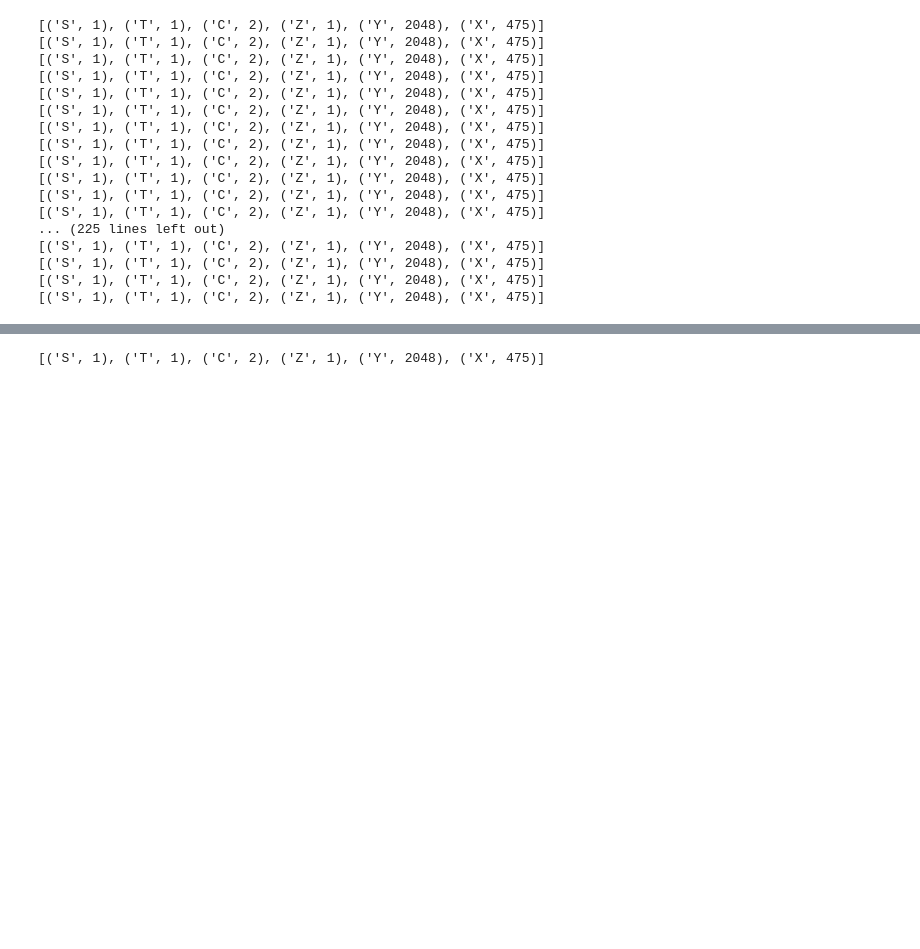
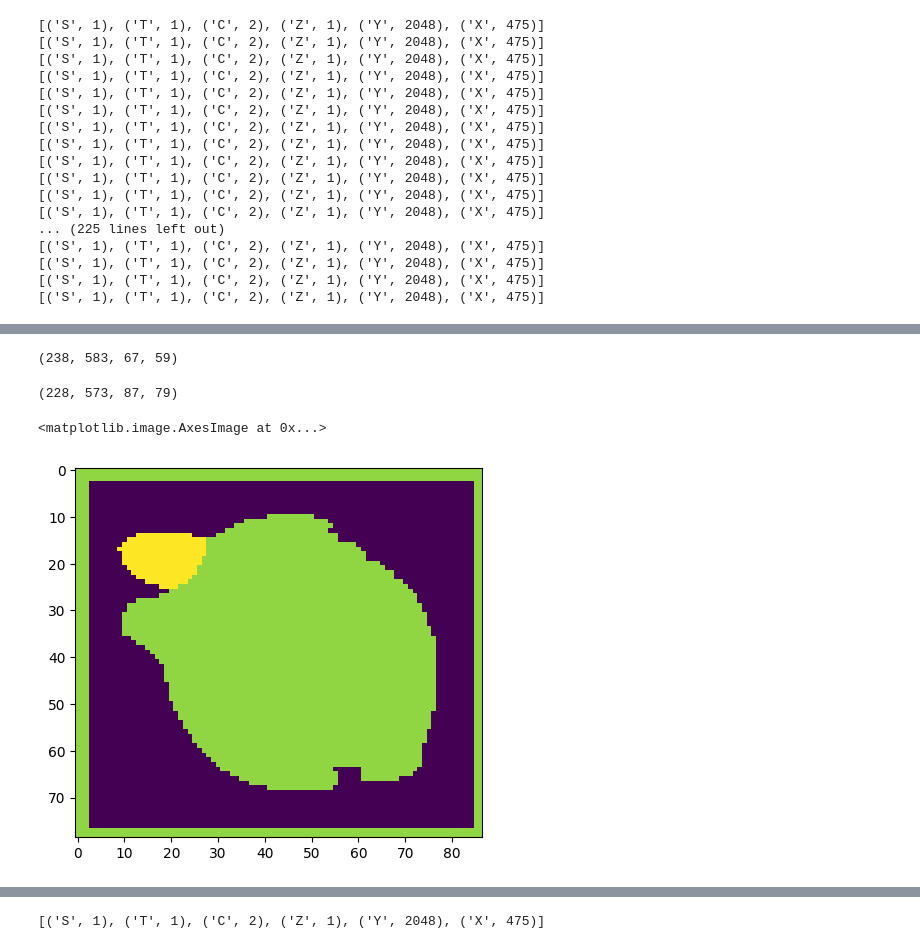
Before and after one commit to SammyAgrawal/ActinMotionPrediction, a Jupyter notebook: VideoProcessing.ipynb, the cells around one changed output, grey strips where cells are left out. Saved outputs shown, nothing was run; the diff lists cells and outputs as text; code cells hidden in the pictures; blank space fills up the shorter version.

Commit message:
Added bounding box code

```diff
--- a/VideoProcessing.ipynb
+++ b/VideoProcessing.ipynb
@@ -291,0 +306,3 @@ masks = np.load("pip3-06_processed_frame_masks_z50.npy")
+# %%
+contours, _ = cv2.findContours(binary, cv2.RETR_EXTERNAL, cv2.CHAIN_APPROX_SIMPLE)
+contours[0][1:10,0]
@@ -291,0 +324,38 @@ masks = np.load("pip3-06_processed_frame_masks_z50.npy")
+# %%
+x, y, w, h = cv2.boundingRect(contours[0])
+x, y, w, h
+# %% [output]
+(238, 583, 67, 59)
+# %%
+def draw_bounding_box(mask, cellID, padding=3, thickness=3):
+    binary_array = (mask == cellID)
+    # Convert binary array to binary image
+    binary_image = np.uint8(binary_array * 255)
+
+    # Find contours
+    contours, _ = cv2.findContours(binary_image, cv2.RETR_EXTERNAL, cv2.CHAIN_APPROX_SIMPLE)
+
+    # Get the bounding rectangle
+    x, y, w, h = cv2.boundingRect(contours[0])
+
+    # Apply padding
+    x -= padding
+    y -= padding
+    w += 2 * padding
+    h += 2 * padding
+
+    # Draw bounding box
+    bounding_box_image = cv2.rectangle(np.zeros_like(mask), (x, y), (x + w, y + h), cellID, thickness)
+
+    return bounding_box_image, (x, y, w, h)
+# %%
+box, (x, y, w, h) = draw_bounding_box(mask, 5, padding=10)
+# %%
+x, y, w, h
+# %% [output]
+(228, 573, 87, 79)
+# %%
+imshow((box+mask)[y:y+h, x:w+x])
+# %% [output]
+<matplotlib.image.AxesImage at 0x...>
+[figure, added]
```
Also changed, not shown: parts of 9 cells of this notebook.
